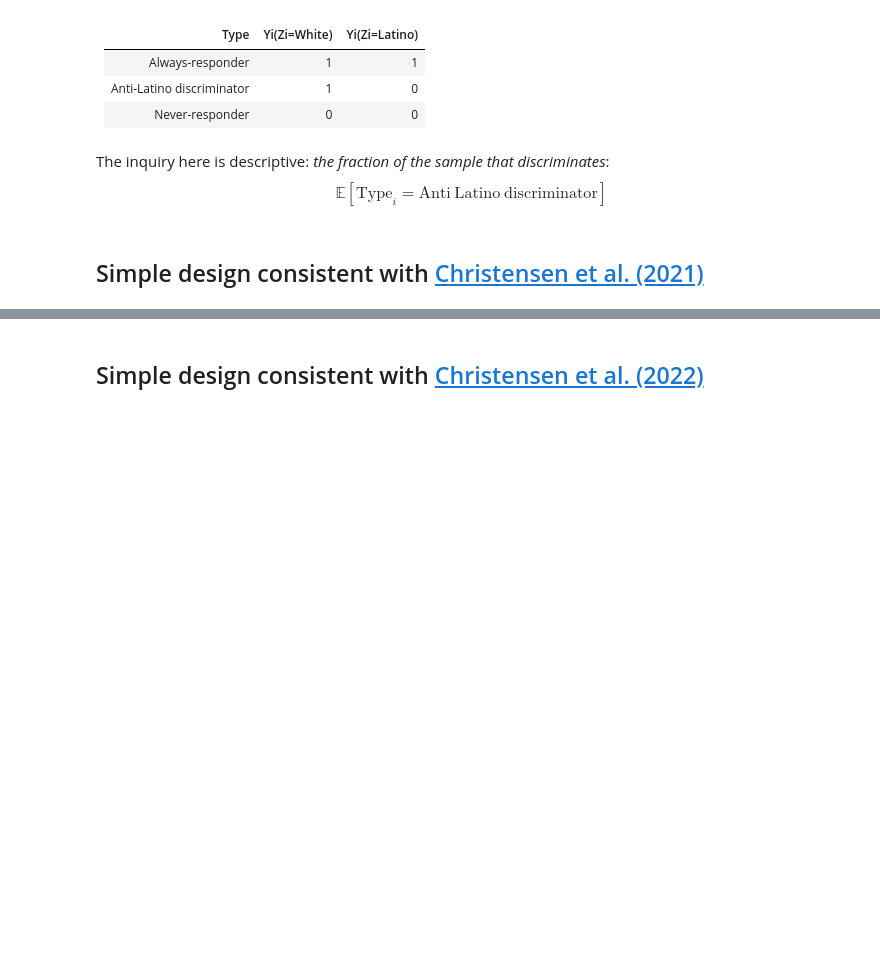
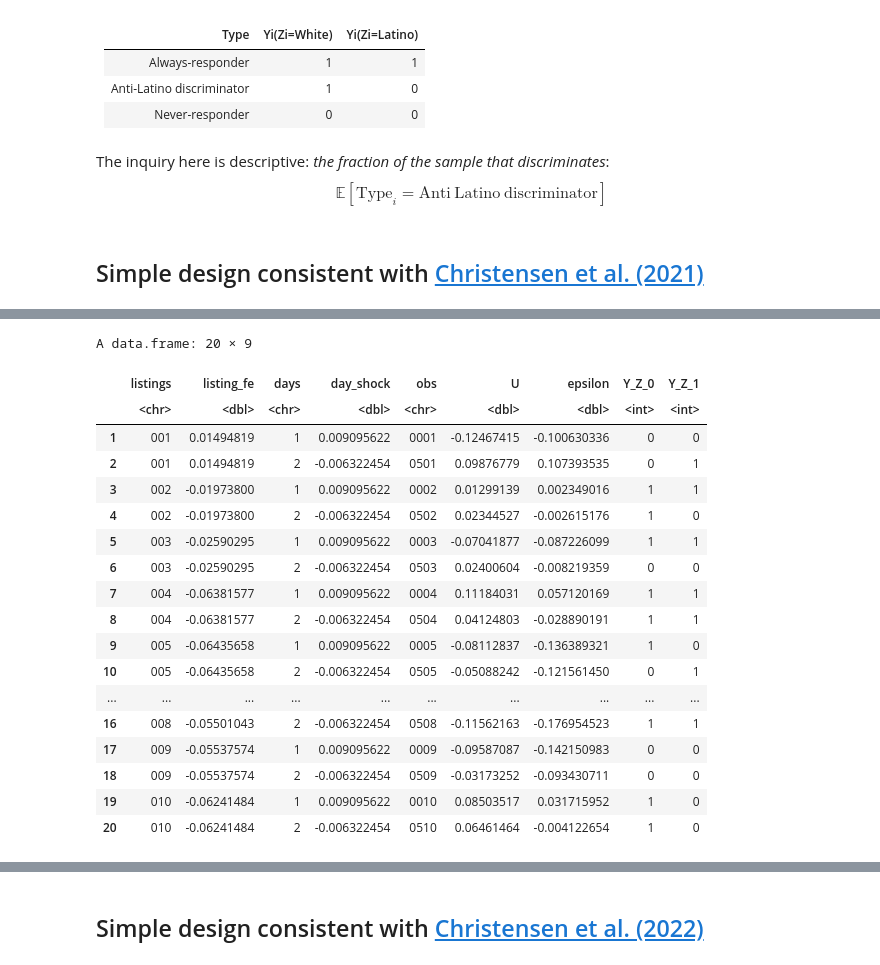
Before and after one commit to ignaciomsarmiento/Urban_Slides, a Jupyter notebook: Lecture28/Notebook_DeclareDesign.ipynb, the cells around one changed output, grey strips where cells are left out. Cells and saved outputs as stored; diff of their text form; code cells hidden in the pictures; blank space fills up the shorter version.

```diff
--- a/Lecture28/Notebook_DeclareDesign.ipynb
+++ b/Lecture28/Notebook_DeclareDesign.ipynb
@@ -186,3 +287,18 @@ $$
 <div >
     <img src = "figures/christensen1.png" style="width:600px;height:400px;"/>
 </div>
+# %%
+panels <- fabricate(
+  listings = add_level(N = 500, listing_fe = runif(N, -.1, .1)),
+  days = add_level(N = 2, day_shock = runif(N, -.05, .05), nest = FALSE),
+  obs = cross_levels(
+    by = join_using(listings, days),
+    U =rnorm(N, 0, .1),
+    epsilon = listing_fe + day_shock + U
+  )
+
+
+)
+
+require(tidyverse)
+panels  %>% arrange(listings)
@@ -190,3 +338,28 @@ $$
 <div >
     <img src = "figures/christensen2.png" style="height:100px;"/>
 </div>
+# %%
+design0<-declare_model(panels,
+                       potential_outcomes(Y ~ rbinom(n = N, size = 1, prob = 0.6-0.05* Z+epsilon)))+ NULL
+
+head(draw_data(design0) %>% arrange(listings),20)
+# %% [output]
+A data.frame: 20 × 9
+|  | listings | listing_fe | days | day_shock | obs | U | epsilon | Y_Z_0 | Y_Z_1 |
+|  | <chr> | <dbl> | <chr> | <dbl> | <chr> | <dbl> | <dbl> | <int> | <int> |
+| 1 | 001 | 0.01494819 | 1 | 0.009095622 | 0001 | -0.12467415 | -0.100630336 | 0 | 0 |
+| 2 | 001 | 0.01494819 | 2 | -0.006322454 | 0501 | 0.09876779 | 0.107393535 | 0 | 1 |
+| 3 | 002 | -0.01973800 | 1 | 0.009095622 | 0002 | 0.01299139 | 0.002349016 | 1 | 1 |
+| 4 | 002 | -0.01973800 | 2 | -0.006322454 | 0502 | 0.02344527 | -0.002615176 | 1 | 0 |
+| 5 | 003 | -0.02590295 | 1 | 0.009095622 | 0003 | -0.07041877 | -0.087226099 | 1 | 1 |
+| 6 | 003 | -0.02590295 | 2 | -0.006322454 | 0503 | 0.02400604 | -0.008219359 | 0 | 0 |
+| 7 | 004 | -0.06381577 | 1 | 0.009095622 | 0004 | 0.11184031 | 0.057120169 | 1 | 1 |
+| 8 | 004 | -0.06381577 | 2 | -0.006322454 | 0504 | 0.04124803 | -0.028890191 | 1 | 1 |
+| 9 | 005 | -0.06435658 | 1 | 0.009095622 | 0005 | -0.08112837 | -0.136389321 | 1 | 0 |
+| 10 | 005 | -0.06435658 | 2 | -0.006322454 | 0505 | -0.05088242 | -0.121561450 | 0 | 1 |
+| ... | ... | ... | ... | ... | ... | ... | ... | ... | ... |
+| 16 | 008 | -0.05501043 | 2 | -0.006322454 | 0508 | -0.11562163 | -0.176954523 | 1 | 1 |
+| 17 | 009 | -0.05537574 | 1 | 0.009095622 | 0009 | -0.09587087 | -0.142150983 | 0 | 0 |
+| 18 | 009 | -0.05537574 | 2 | -0.006322454 | 0509 | -0.03173252 | -0.093430711 | 0 | 0 |
+| 19 | 010 | -0.06241484 | 1 | 0.009095622 | 0010 | 0.08503517 | 0.031715952 | 1 | 0 |
+| 20 | 010 | -0.06241484 | 2 | -0.006322454 | 0510 | 0.06461464 | -0.004122654 | 1 | 0 |
```
Also changed, not shown: parts of 15 cells of this notebook.
